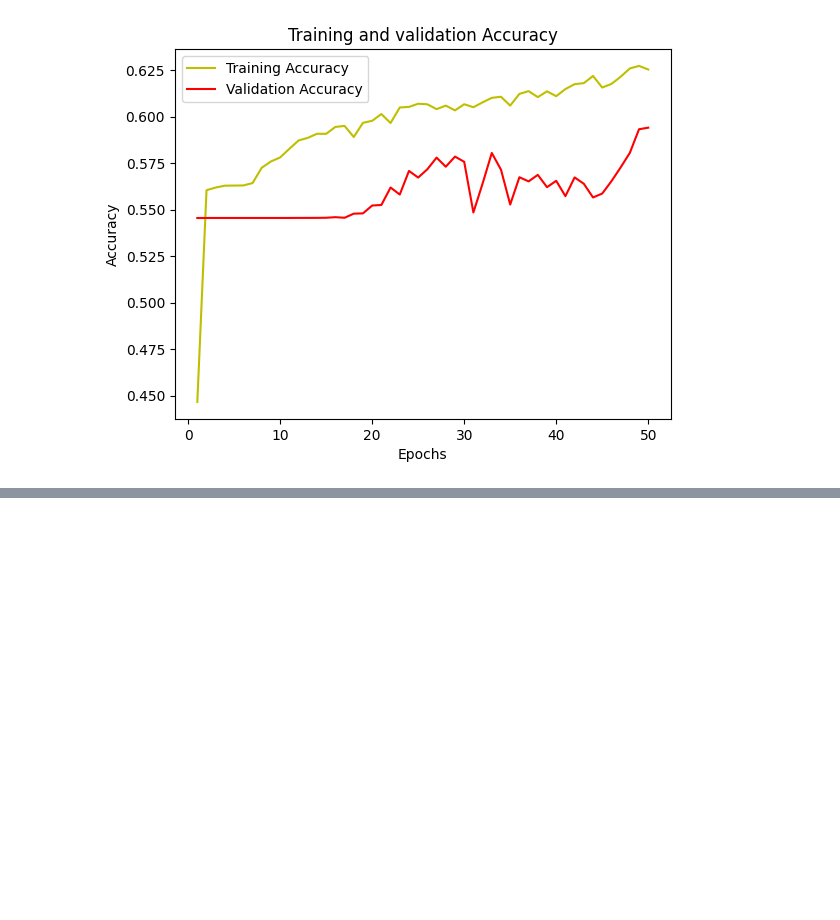
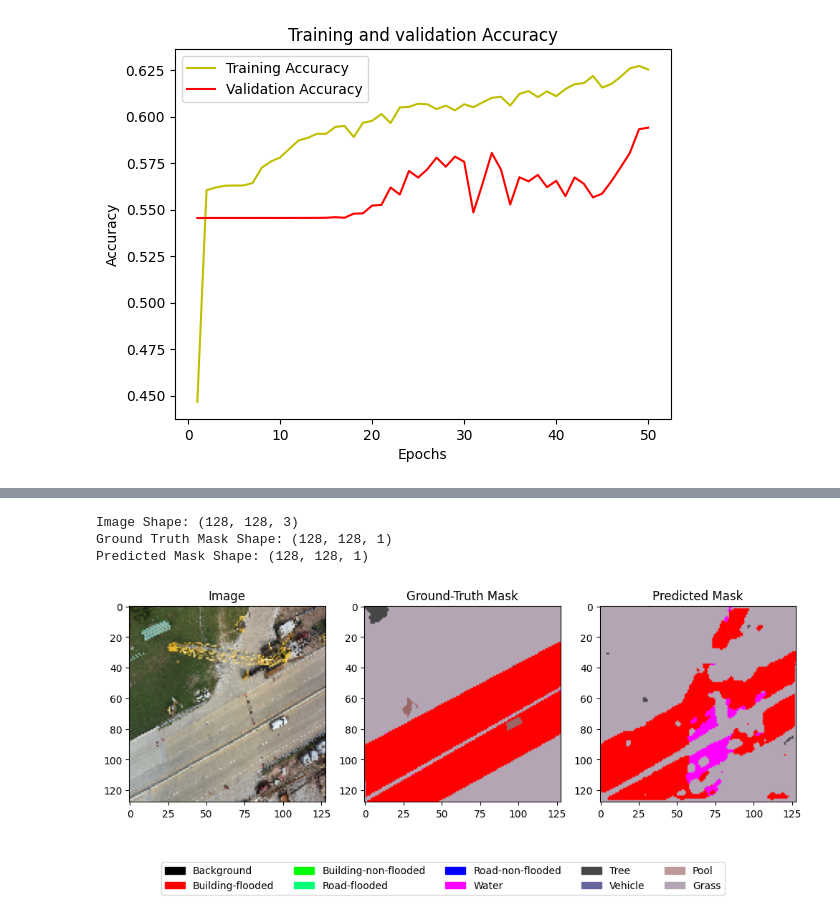
Before and after one commit to AbdulManaf12/Post-Flood-Disaster-Management, a Jupyter notebook: Segmentation/U-Net.ipynb, the cells around one changed output, grey strips where cells are left out. Saved outputs shown, nothing was run; the diff lists cells and outputs as text; code cells hidden in the pictures; blank space fills up the shorter version.

```diff
--- a/Segmentation/U-Net.ipynb
+++ b/Segmentation/U-Net.ipynb
@@ -157,9 +156,9 @@ from sklearn.utils import class_weight
 class_weights = class_weight.compute_class_weight('balanced', np.unique(train_masks), train_masks)
 print("Class weights are...:", class_weights)
 # %%
-IMG_HEIGHT = train_images.shape[1]
-IMG_WIDTH  = train_images.shape[2]
-IMG_CHANNELS = train_images.shape[3]
+IMG_HEIGHT = SIZE_X
+IMG_WIDTH  = SIZE_Y
+IMG_CHANNELS = 3
 
 def get_model():
     return multi_unet_model(n_classes=n_classes, IMG_HEIGHT=IMG_HEIGHT, IMG_WIDTH=IMG_WIDTH, IMG_CHANNELS=IMG_CHANNELS)
@@ -207,11 +206,14 @@ Epoch 50/50
 91/91 [==============================] - 3s 37ms/step - loss: 1.1032 - accuracy: 0.6254 - val_loss: 1.1718 - val_accuracy: 0.5941
 # %%
 model.save('UNet_model_with_50_epochs.hdf5')
+# %%
+model.load_weights('UNet_model_with_50_epochs.hdf5')
 # %%
 test_images, test_masks = load_images(parent_directory, split='test')
 test_masks = np.expand_dims(test_masks, axis=-1)
 test_masks_cat = to_categorical(test_masks, num_classes=n_classes)
 test_masks_cat = test_masks_cat.reshape((test_masks.shape[0], test_masks.shape[1], test_masks.shape[2], n_classes))
+test_images_seperate = test_images
 test_images = normalize(test_images, axis=1)
 
 print(f'\nImages Shape: {test_images[0].shape}')
@@ -259,6 +261,8 @@ import numpy as np
 
 y_pred = model.predict(test_images)
 y_pred_argmax = np.argmax(y_pred, axis=3)
+predicted_masks = np.argmax(y_pred, axis=-1)
+predicted_masks = np.expand_dims(predicted_masks, axis=-1)
 
 class_names = ["Background", "Building Flooded", "Building Non-Flooded", "Road Flooded", "Road Non-Flooded",
                "Water", "Tree", "Vehicle", "Pool", "Grass"]
@@ -294,0 +351,16 @@ Overall mean IoU = 0.19985516
+# %%
+image_id = 13
+image = test_images_seperate[image_id]
+ground_truth_mask = test_masks[image_id]
+predicted_mask = predicted_masks[image_id]
+
+print(f'Image Shape: {image.shape}')
+print(f'Ground Truth Mask Shape: {ground_truth_mask.shape}')
+print(f'Predicted Mask Shape: {predicted_mask.shape}')
+
+display_images_with_masks(image, ground_truth_mask, predicted_mask)
+# %% [output]
+Image Shape: (128, 128, 3)
+Ground Truth Mask Shape: (128, 128, 1)
+Predicted Mask Shape: (128, 128, 1)
+[figure, added]
```
Also changed, not shown: parts of 7 cells of this notebook.
